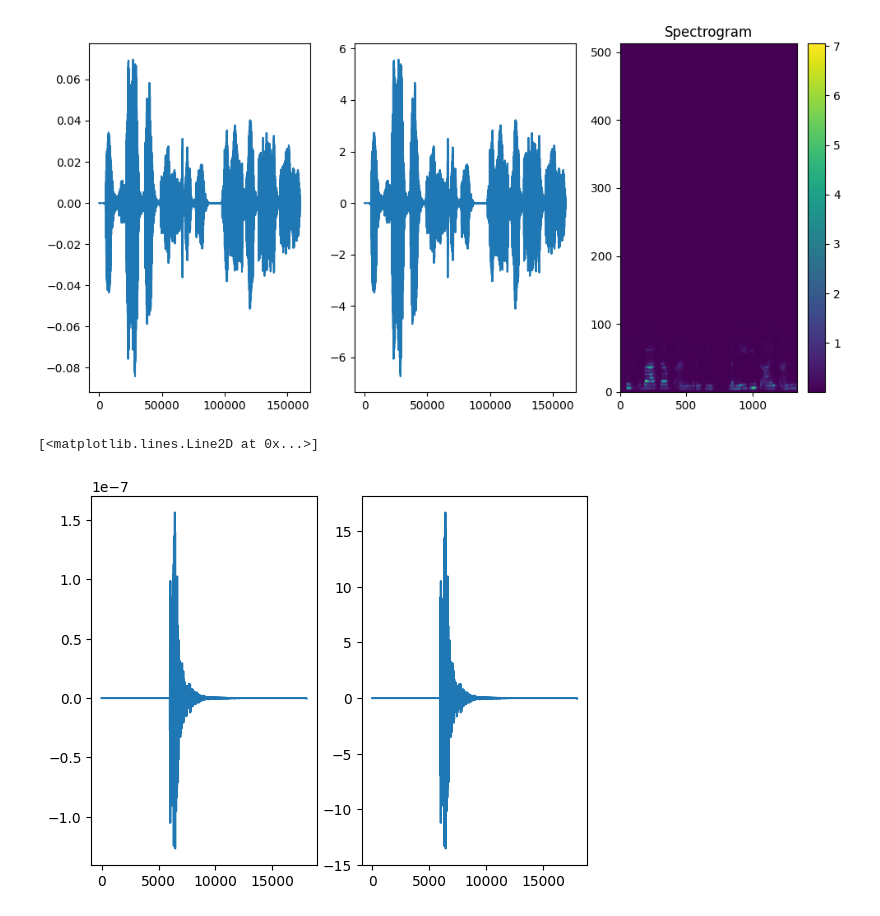
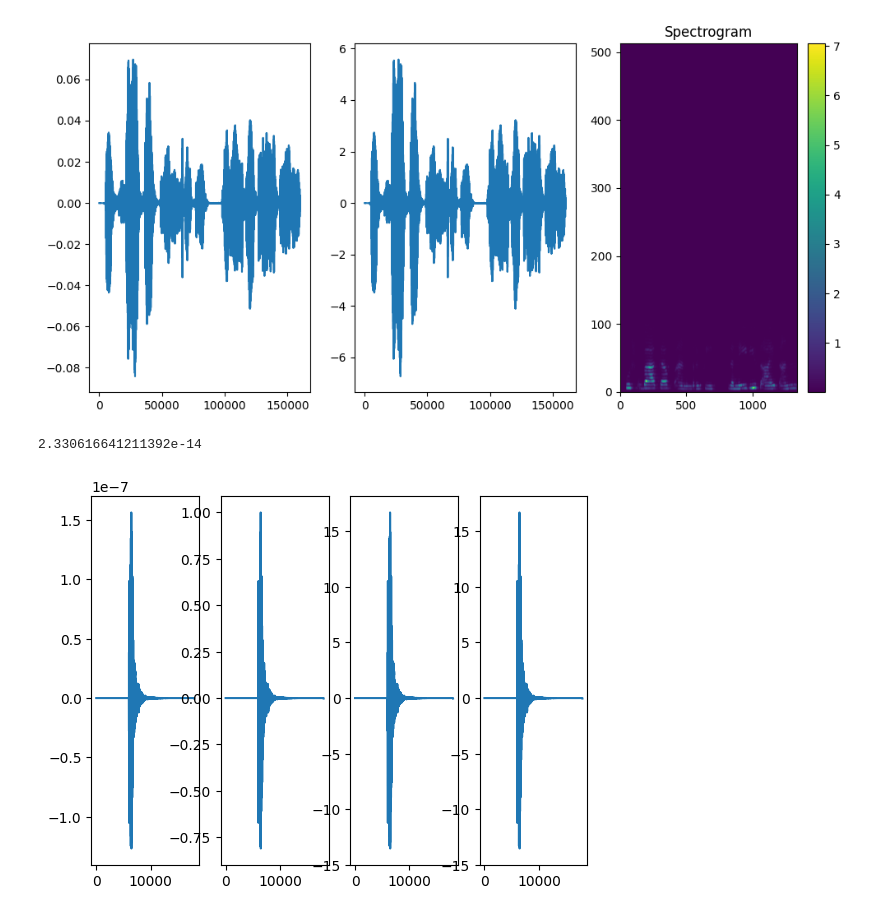
Before and after one commit to Taobyte/dsl-as24-challenge-3, a Jupyter notebook: notebooks/stft_analysis.ipynb, the cells around one changed output. Drawn from its saved outputs; the diff is of its cells as text; code cells hidden in the pictures.

```diff
--- a/notebooks/stft_analysis.ipynb
+++ b/notebooks/stft_analysis.ipynb
@@ -56,9 +56,14 @@ tensor(-2.9640e-05)
 # %%
 eq = np.load('/cluster/scratch/ckeusch/data/signal/train/2009/signal_2009_004_M09_D22_CH_FUORN_HHN.npz')
 eq_wave = eq['earthquake_waveform_E']
-fig, axs = plt.subplots(1,2)
+max_scaled = eq_wave / np.max(np.abs(eq_wave))
+fig, axs = plt.subplots(1,4)
 axs[0].plot(range(len(eq_wave)), eq_wave)
-axs[1].plot(range(len(eq_wave)), eq_wave / eq_wave.std())
+axs[1].plot(range(len(eq_wave)), max_scaled)
+axs[2].plot(range(len(eq_wave)), eq_wave / eq_wave.std())
+axs[3].plot(range(len(eq_wave)), max_scaled / max_scaled.std())
+
+np.linalg.norm(eq_wave / eq_wave.std() - max_scaled / max_scaled.std())
 # %% [output]
-[<matplotlib.lines.Line2D at 0x...>]
+2.330616641211392e-14
-[figure, old version]
+[figure, new version]
```
Also changed, not shown: 1 other file.
